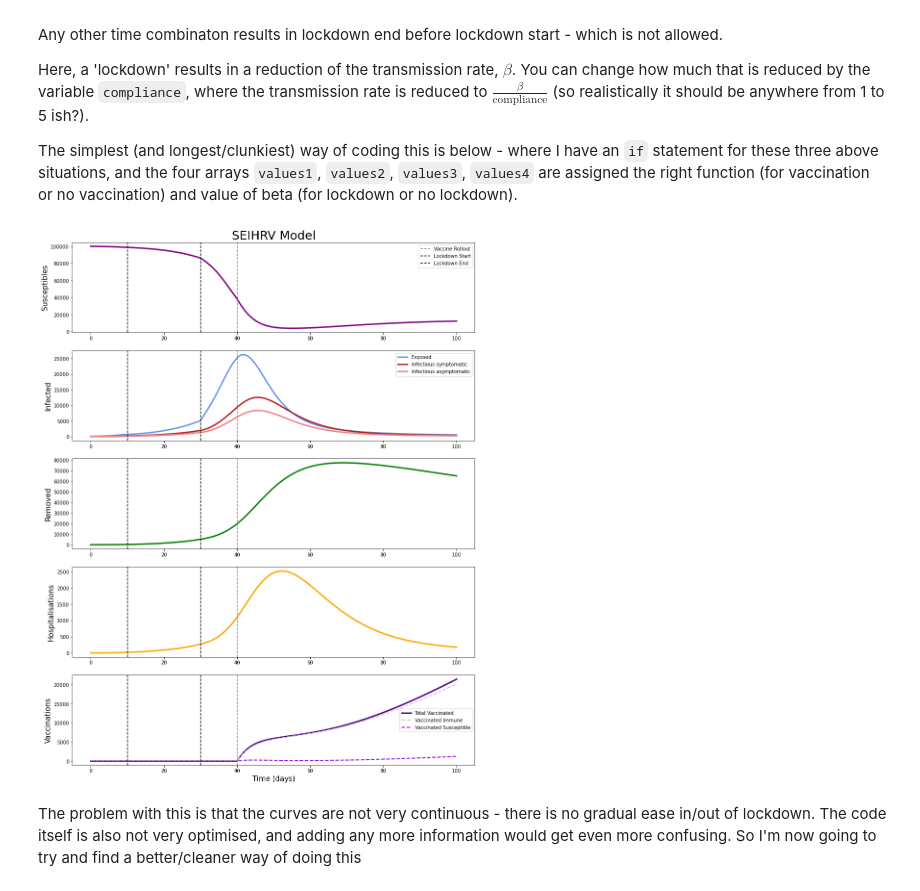
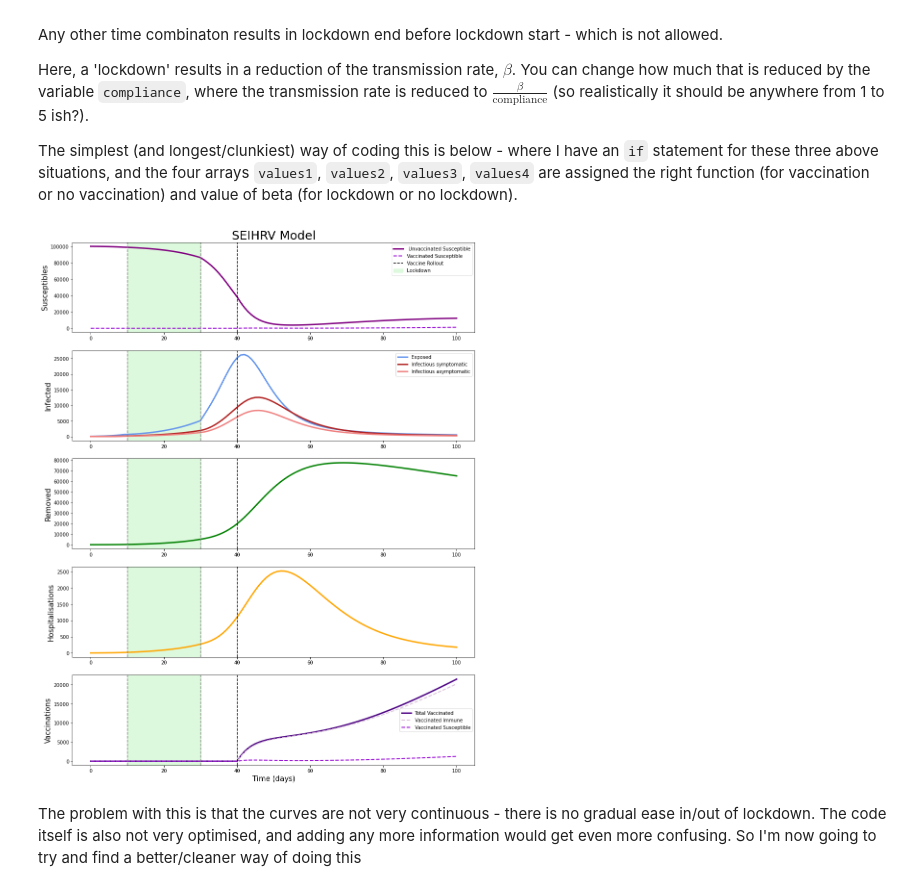
Before and after one commit to rebeccamann/Mini-Project-1-MD979-, a Jupyter notebook: SEIHRV_withNPIs.ipynb, the cells around one changed output. Drawn from its saved outputs; the diff is of its cells as text; code cells hidden in the pictures.

```diff
--- a/SEIHRV_withNPIs.ipynb
+++ b/SEIHRV_withNPIs.ipynb
@@ -148,52 +148,58 @@ total_vaccinated = total_values[:,6] + total_values[:,7]
 plt.figure(figsize=(15, 20))
 
 plt.subplot(511)
-plt.plot(total_values[:,0], 'purple', linewidth = 3)
-plt.axvline(vaccineStart, color = 'grey', linestyle='dashed', label = 'Vaccine Rollout')
-plt.axvline(lockdownStart, color = 'black', linestyle='dashed', label = 'Lockdown Start')
-plt.axvline(lockdownEnd, color = 'black', linestyle='dashed', label = 'Lockdown End')
+plt.plot(total_values[:,0], 'purple', linewidth = 3, label = " Unvaccinated Susceptible")
+plt.plot(total_values[:,7], 'darkviolet', linewidth = 2, linestyle = "--", label='Vaccinated Susceptible')
+plt.axvline(vaccineStart, color = 'black', linestyle='dashed', label = 'Vaccine Rollout')
+plt.axvline(lockdownStart, color = 'grey', linestyle='dashed')
+plt.axvline(lockdownEnd, color = 'grey', linestyle='dashed')
+plt.axvspan(xmin=lockdownStart, xmax=lockdownEnd, alpha = 0.3, color = 'lightgreen', label = 'Lockdown')
 plt.title('SEIHRV Model', fontsize=25)
 plt.legend(loc=0)
 plt.ylabel('Susceptibles', fontsize=15)
 
 plt.subplot(512)
 plt.plot(total_values[:,1], 'cornflowerblue', linewidth = 3, label='Exposed')
 plt.plot(total_values[:,2], 'firebrick', linewidth = 3, label = 'Infectious symptomatic')
 plt.plot(total_values[:,3], 'lightcoral', linewidth = 3, label = 'Infectious asymptomatic')
-plt.axvline(vaccineStart, color = 'grey', linestyle='dashed')
-plt.axvline(lockdownStart, color = 'black', linestyle='dashed')
-plt.axvline(lockdownEnd, color = 'black', linestyle='dashed')
+plt.axvline(vaccineStart, color = 'black', linestyle='dashed')
+plt.axvline(lockdownStart, color = 'grey', linestyle='dashed')
+plt.axvline(lockdownEnd, color = 'grey', linestyle='dashed')
+plt.axvspan(xmin=lockdownStart, xmax=lockdownEnd, alpha = 0.3, color = 'lightgreen')
 plt.legend(loc=0)
 plt.ylabel('Infected', fontsize=15)
 
 plt.subplot(513)
 plt.plot(total_values[:,5], 'green', linewidth = 3, label='Removed')
-plt.axvline(vaccineStart, color = 'grey', linestyle='dashed')
-plt.axvline(lockdownStart, color = 'black', linestyle='dashed')
-plt.axvline(lockdownEnd, color = 'black', linestyle='dashed')
+plt.axvline(vaccineStart, color = 'black', linestyle='dashed')
+plt.axvline(lockdownStart, color = 'grey', linestyle='dashed')
+plt.axvline(lockdownEnd, color = 'grey', linestyle='dashed')
+plt.axvspan(xmin=lockdownStart, xmax=lockdownEnd, alpha = 0.3, color = 'lightgreen')
 plt.ylabel('Removed', fontsize=15)
 
 plt.subplot(514)
 plt.plot(total_values[:,4], 'orange', linewidth = 3, label = 'Hospitalised')
-plt.axvline(vaccineStart, color = 'grey', linestyle='dashed')
-plt.axvline(lockdownStart, color = 'black', linestyle='dashed')
-plt.axvline(lockdownEnd, color = 'black', linestyle='dashed')
+plt.axvline(vaccineStart, color = 'black', linestyle='dashed')
+plt.axvline(lockdownStart, color = 'grey', linestyle='dashed')
+plt.axvline(lockdownEnd, color = 'grey', linestyle='dashed')
+plt.axvspan(xmin=lockdownStart, xmax=lockdownEnd, alpha = 0.3, color = 'lightgreen')
 plt.ylabel('Hospitalisations', fontsize=15)
 
 plt.subplot(515)
 plt.plot(total_vaccinated, 'indigo', linewidth = 3, label='Total Vaccinated')
 plt.plot(total_values[:,6], 'thistle', linewidth = 2, linestyle = "--", label='Vaccinated Immune')
 plt.plot(total_values[:,7], 'darkviolet', linewidth = 2, linestyle = "--", label='Vaccinated Susceptible')
-plt.axvline(vaccineStart, color = 'grey', linestyle='dashed')
-plt.axvline(lockdownStart, color = 'black', linestyle='dashed')
-plt.axvline(lockdownEnd, color = 'black', linestyle='dashed')
+plt.axvline(vaccineStart, color = 'black', linestyle='dashed')
+plt.axvline(lockdownStart, color = 'grey', linestyle='dashed')
+plt.axvline(lockdownEnd, color = 'grey', linestyle='dashed')
+plt.axvspan(xmin=lockdownStart, xmax=lockdownEnd, alpha = 0.3, color = 'lightgreen')
 plt.legend(loc=0)
 plt.xlabel('Time (days)', fontsize=15)
 plt.ylabel('Vaccinations', fontsize = 15)
 
 plt.show()
 # %% [output]
-[figure, old version]
+[figure, new version]
 # %% [markdown]
 The problem with this is that the curves are not very continuous - there is no gradual ease in/out of lockdown. The code itself is also not very optimised, and adding any more information would get even more confusing. So I'm now going to try and find a better/cleaner way of doing this
 # %% [markdown]
```
Also changed, not shown: parts of 5 cells of this notebook.
